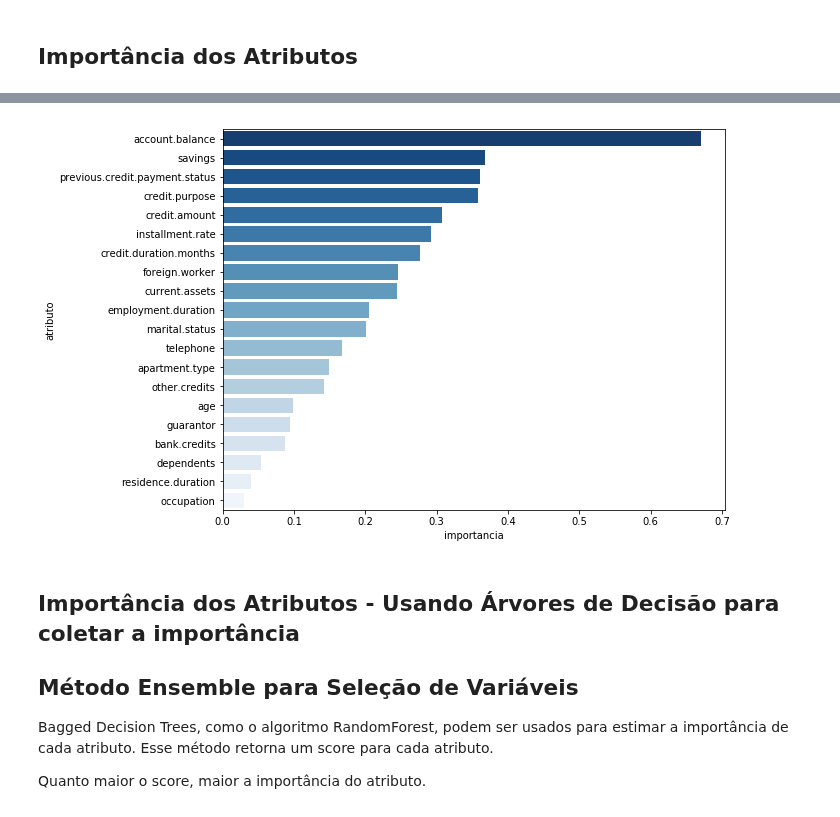
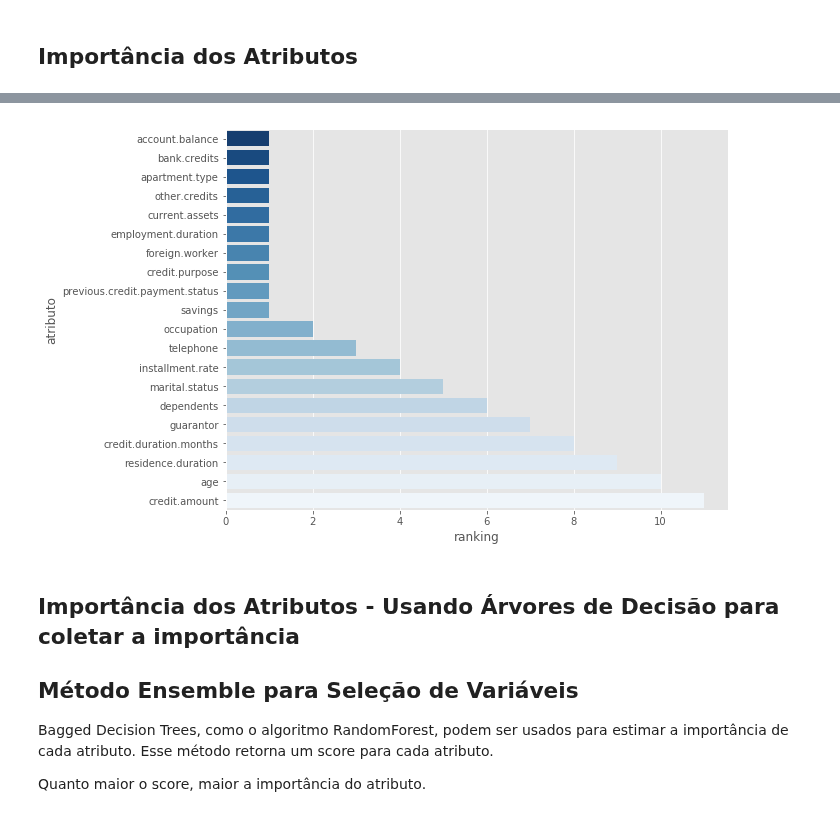
Before and after one commit to vladimiralencar/Alunos-UEPB-TopicosEspeciaisEmBancoDeDados, a Jupyter notebook: RegressaoLogistica/RegressaoLogistica-01.ipynb, the cells around one changed output, grey strips where cells are left out. Saved outputs shown, nothing was run; the diff lists cells and outputs as text; code cells hidden in the pictures.

```diff
--- a/RegressaoLogistica/RegressaoLogistica-01.ipynb
+++ b/RegressaoLogistica/RegressaoLogistica-01.ipynb
@@ -429,0 +410,7 @@ dfimp
+# %%
+fig = plt.figure(figsize=(9,7))
+fig.add_subplot(1,1,1)
+plt.style.use('ggplot')
+palette = 'Blues_r'
+sns.barplot(y='Atributo',x='Importância', data=dfsu, palette=palette)
+plt.show()
@@ -429,0 +424,13 @@ dfimp
+# %%
+from sklearn.feature_selection import RFE
+from sklearn.linear_model import LogisticRegression
+
+# RFE
+rfe = RFE(model, 10)
+fit = rfe.fit(X, y)
+
+# Print dos resultados
+print("Número de Atributos: %d" % fit.n_features_)
+#print(df.columns[1:])
+print("Atributos Selecionados: %s" % fit.support_)
+print("Ranking dos Atributos: %s" % fit.ranking_)
@@ -429,0 +442,6 @@ dfimp
+# %%
+dfrfe = pd.DataFrame()
+dfrfe['atributo'] = df.columns[1:]
+dfrfe['ranking'] = fit.ranking_
+dfrfe = dfrfe.sort_values('ranking')
+dfrfe
@@ -430,12 +466,12 @@ dfimp
 # %%
 fig = plt.figure(figsize=(9,7))
 fig.add_subplot(1,1,1)
 plt.style.use('ggplot')
 palette = 'Blues_r'
-sns.barplot(y='atributo',x='importancia', data=dfimp, palette=palette)
+sns.barplot(y='atributo',x='ranking', data=dfrfe, palette=palette)
 plt.show()
 # %% [output]
-[figure, old version]
+[figure, new version]
 # %% [markdown]
 ## Importância dos Atributos - Usando Árvores de Decisão para coletar a importância
 ## Método Ensemble para Seleção de Variáveis
```
Also changed, not shown: parts of 17 cells of this notebook.
